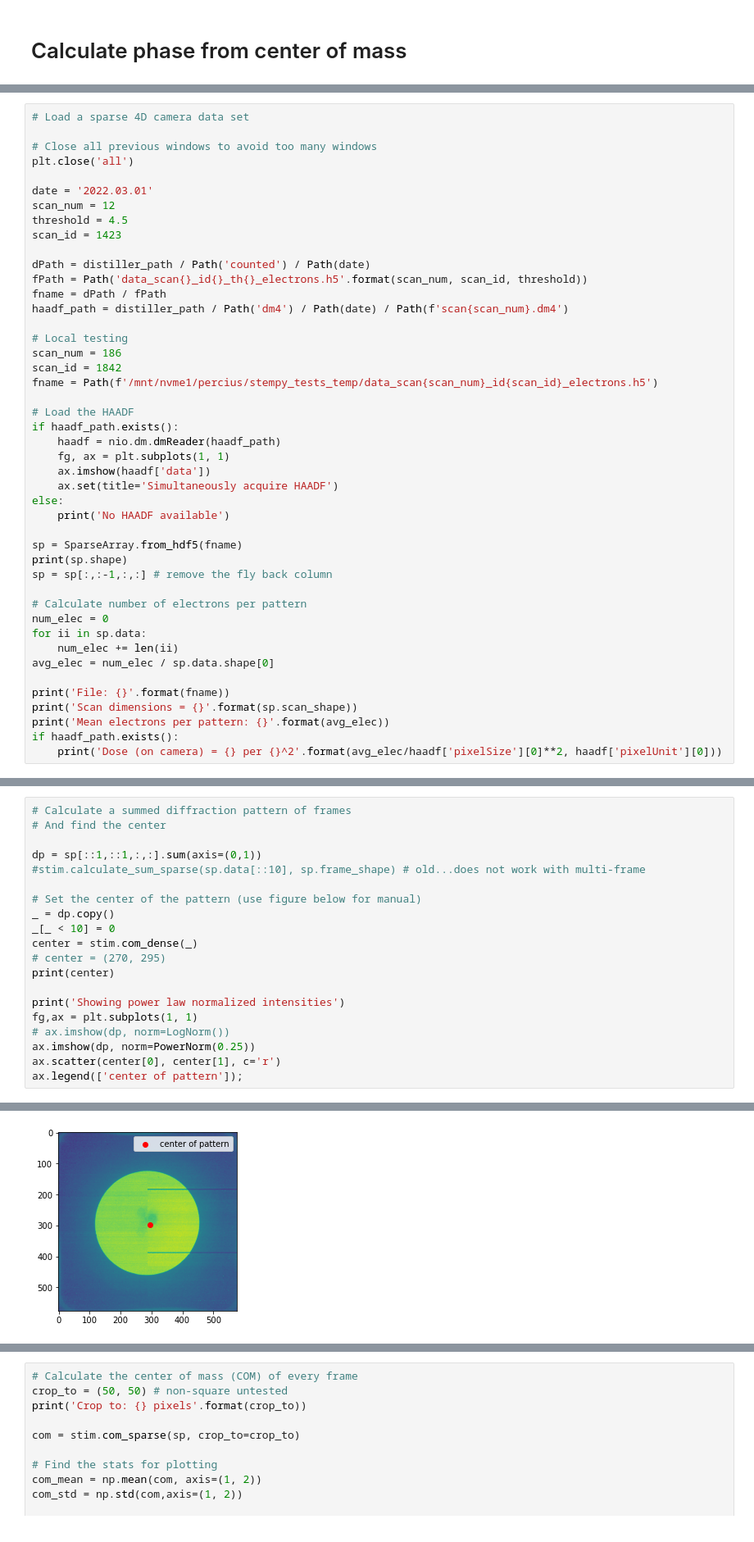
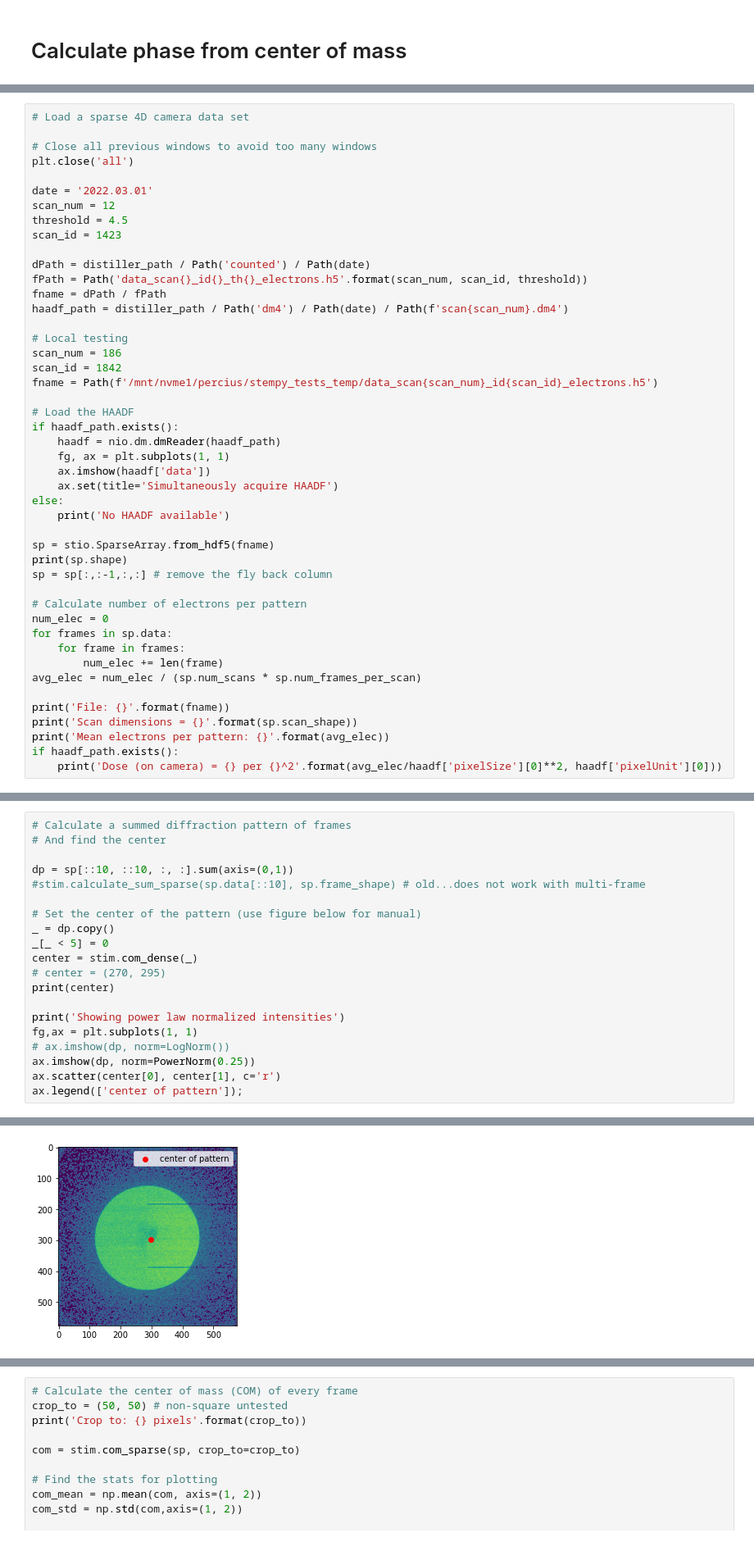
Before and after one commit to OpenChemistry/stempy, a Jupyter notebook: examples/center_of_mass_sparse.ipynb, the cells around one changed output, grey strips where cells are left out. Shown: that part at 82% size. Saved outputs shown, nothing was run; the diff lists cells and outputs as text.

```diff
--- a/examples/center_of_mass_sparse.ipynb
+++ b/examples/center_of_mass_sparse.ipynb
@@ -50,15 +49,16 @@ if haadf_path.exists():
 else:
     print('No HAADF available')
 
-sp = SparseArray.from_hdf5(fname)
+sp = stio.SparseArray.from_hdf5(fname)
 print(sp.shape)
 sp = sp[:,:-1,:,:] # remove the fly back column
 
 # Calculate number of electrons per pattern
 num_elec = 0
-for ii in sp.data:
-    num_elec += len(ii)
-avg_elec = num_elec / sp.data.shape[0]
+for frames in sp.data:
+    for frame in frames:
+        num_elec += len(frame)
+avg_elec = num_elec / (sp.num_scans * sp.num_frames_per_scan)
 
 print('File: {}'.format(fname))
 print('Scan dimensions = {}'.format(sp.scan_shape))
@@ -75,12 +75,12 @@ Mean electrons per pattern: 1.0
 # Calculate a summed diffraction pattern of frames
 # And find the center
 
-dp = sp[::1,::1,:,:].sum(axis=(0,1))
+dp = sp[::10, ::10, :, :].sum(axis=(0,1))
 #stim.calculate_sum_sparse(sp.data[::10], sp.frame_shape) # old...does not work with multi-frame
 
 # Set the center of the pattern (use figure below for manual)
 _ = dp.copy()
-_[_ < 10] = 0
+_[_ < 5] = 0
 center = stim.com_dense(_)
 # center = (270, 295)
 print(center)
@@ -97,5 +97,5 @@ ax.legend(['center of pattern']);
 Showing power law normalized intensities
-[figure, old version]
+[figure, new version]
 # %%
 # Calculate a virtual bright field and dark field
 inner_angles = (0, 180) # in pixels
```
Also changed, not shown: parts of 5 cells of this notebook, 1 other file.
